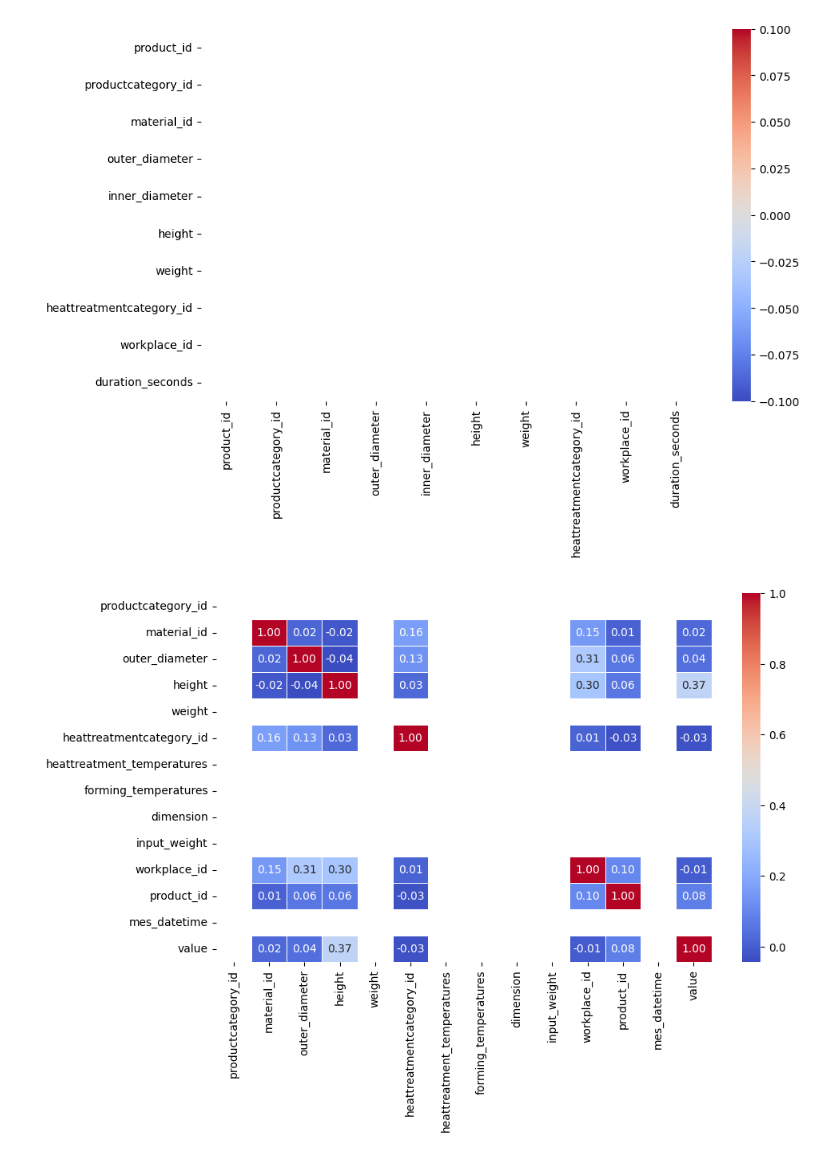
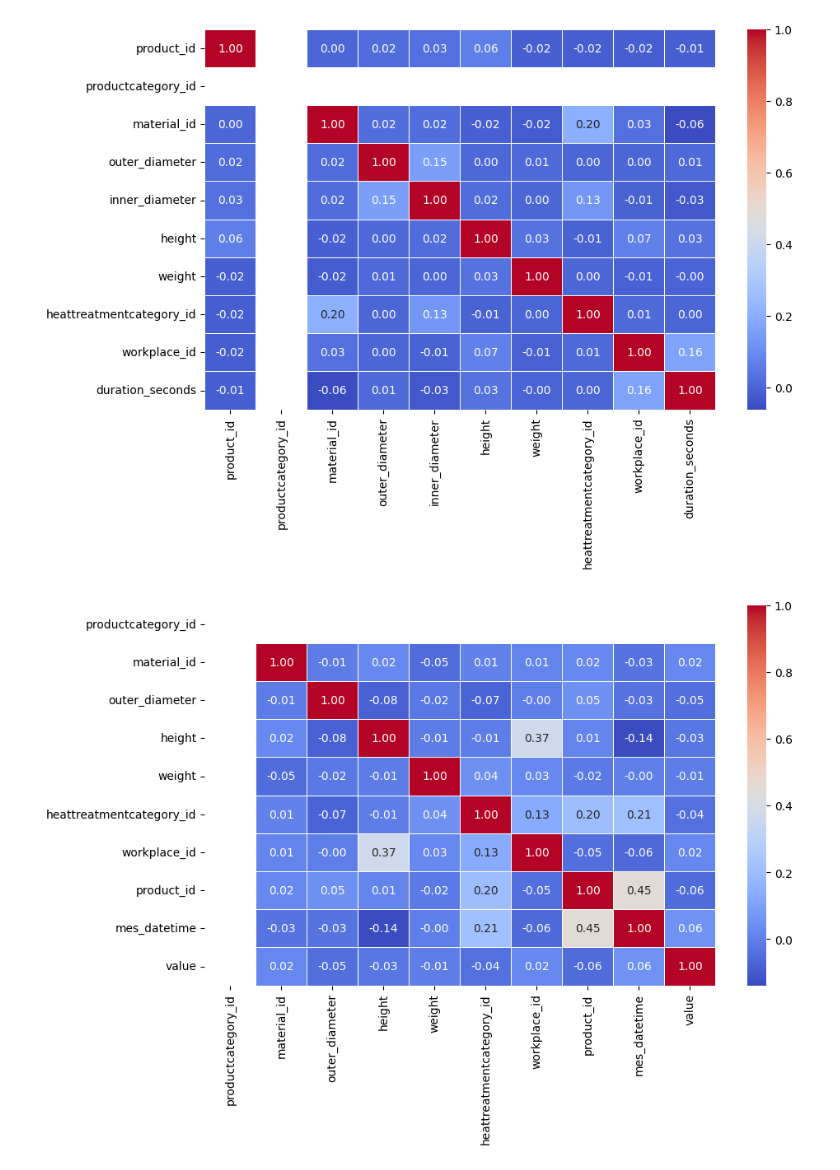
Before and after one commit to MJ-2004/Thesis-2025, a Jupyter notebook: eda.ipynb, the cells around one changed output. Saved outputs shown, nothing was run; the diff lists cells and outputs as text; code cells hidden in the pictures.

```diff
--- a/eda.ipynb
+++ b/eda.ipynb
@@ -141,0 +203,5 @@ msno.matrix(stainless_steel_energy)
+# %%
+#dropping null values
+# Drop rows with missing values in any column
+duration = duration.dropna()
+duration.isnull().sum()
@@ -141,0 +220,3 @@ msno.matrix(stainless_steel_energy)
+# %%
+stainless_steel_energy = stainless_steel_energy.drop(columns=['heattreatment_temperatures','forming_temperatures','dimension','input_weight'])
+stainless_steel_energy.isnull().sum()
@@ -141,0 +235,3 @@ msno.matrix(stainless_steel_energy)
+# %%
+stainless_steel_energy = stainless_steel_energy.dropna(subset=['material_id', 'weight'])
+stainless_steel_energy.isnull().sum()
@@ -269,0 +364,15 @@ for col in duration.columns:
+# %%
+#removing outliers
+# Remove rows with outliers basesed on IQR
+for col in duration.columns:
+    Q1 = duration[col].quantile(0.25)
+    Q3 = duration[col].quantile(0.75)
+    # Calculate IQR
+    IQR = Q3 - Q1
+    # Define bounds
+    lower_bound = Q1 - 1 * IQR
+    upper_bound = Q3 + 1 * IQR
+    cleaned_duration= duration[(duration[col] >= lower_bound) & (duration[col] <= upper_bound)]
+    #checking removed outliers
+    sns.boxplot(x=cleaned_duration[col])
+    plt.show()
@@ -291,35 +431,19 @@ KeyboardInterrupt:
 # %%
-# Convert entire DataFrame to numeric, forcing errors to NaN
-duration = duration.apply(pd.to_numeric, errors='coerce')
-
 # Compute correlation matrix
-corr_matrix = duration.corr()
-
-# Plot heatmap
-import matplotlib.pyplot as plt
-import seaborn as sns
-
+corr_matrix = cleaned_duration.corr()
 plt.figure(figsize=(10, 6))
 sns.heatmap(corr_matrix, annot=True, cmap='coolwarm', fmt=".2f", linewidths=0.5)
 plt.show()
 # %% [output]
-[figure, old version]
+[figure, new version]
 # %%
-# Convert entire DataFrame to numeric, forcing errors to NaN
-stainless_steel_energy = stainless_steel_energy.apply(pd.to_numeric, errors='coerce')
-
 # Compute correlation matrix
-corr_matrix = stainless_steel_energy.corr()
-
-# Plot heatmap
-import matplotlib.pyplot as plt
-import seaborn as sns
-
+corr_matrix = cleaned_stainless_steel_energy.corr()
 plt.figure(figsize=(10, 6))
 sns.heatmap(corr_matrix, annot=True, cmap='coolwarm', fmt=".2f", linewidths=0.5)
 plt.show()
 # %% [output]
-[figure, old version]
+[figure, new version]
 # %%
 sns.pairplot(duration)
 plt.show()
```
Also changed, not shown: parts of 36 cells of this notebook, 1 other file.
